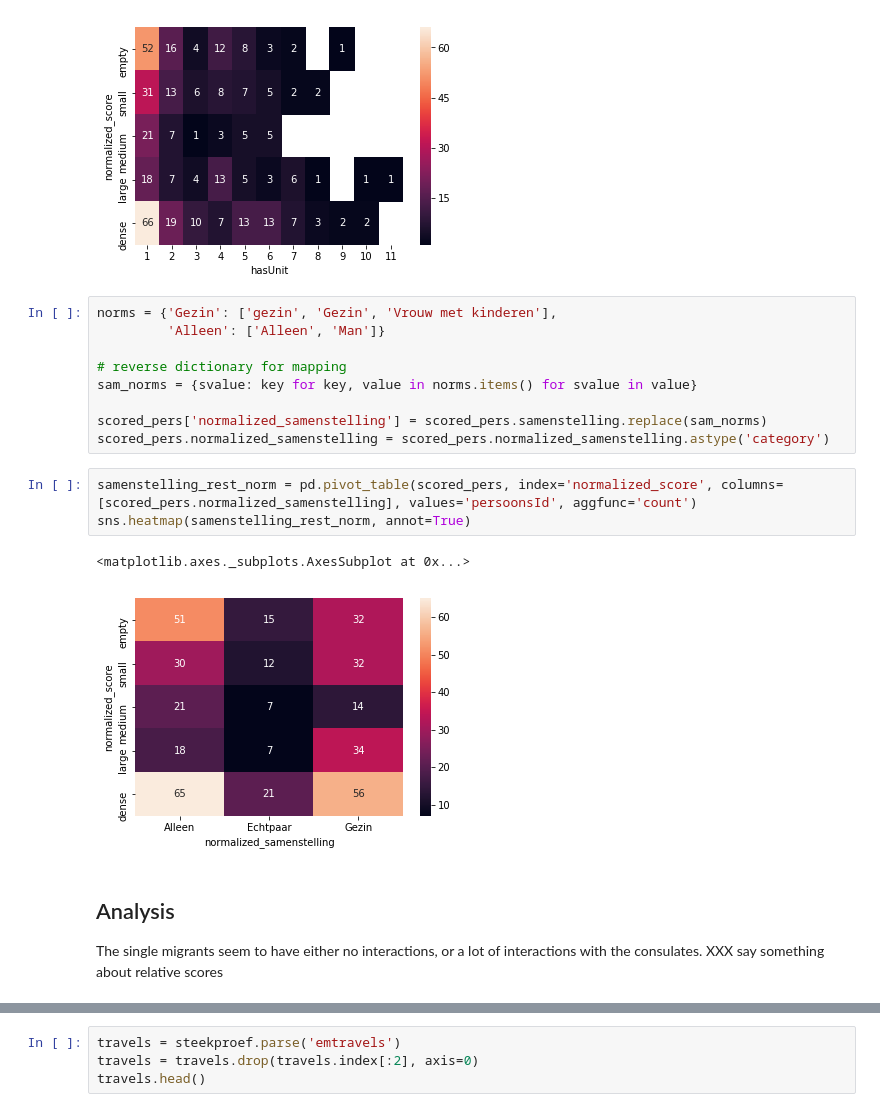
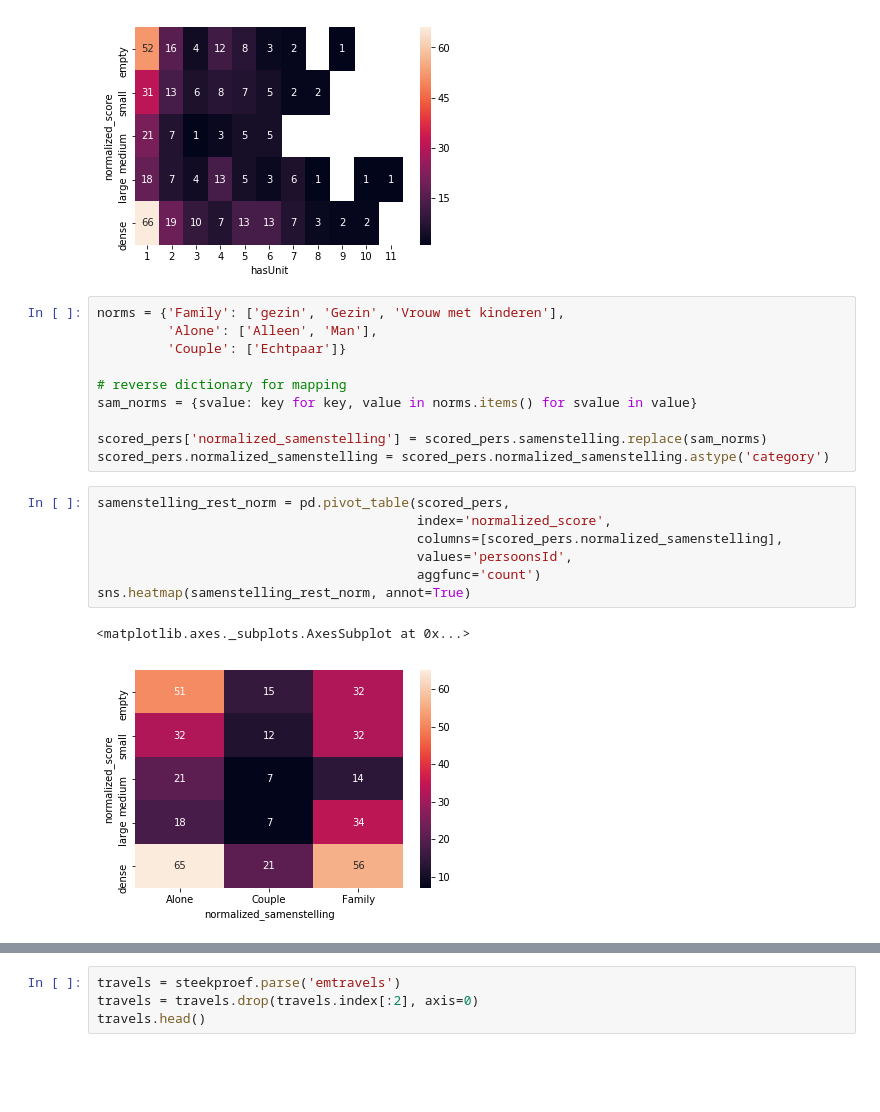
Before and after one commit to HoekR/MIGRANT, a Jupyter notebook: results/exploring_data_integration/notebooks/emigration_data_explorations_part5_sample_densities.ipynb, the cells around one changed output, grey strips where cells are left out. Saved outputs shown, nothing was run; the diff lists cells and outputs as text; blank space fills up the shorter version.

```diff
--- a/results/exploring_data_integration/notebooks/emigration_data_explorations_part5_sample_densities.ipynb
+++ b/results/exploring_data_integration/notebooks/emigration_data_explorations_part5_sample_densities.ipynb
@@ -686,8 +667,9 @@ sns.heatmap(unittype_rest_norm, annot=True)
 <matplotlib.axes._subplots.AxesSubplot at 0x...>
 [figure]
 # %%
-norms = {'Gezin': ['gezin', 'Gezin', 'Vrouw met kinderen'],
-         'Alleen': ['Alleen', 'Man']}
+norms = {'Family': ['gezin', 'Gezin', 'Vrouw met kinderen'],
+         'Alone': ['Alleen', 'Man'],
+         'Couple': ['Echtpaar']}
 
 # reverse dictionary for mapping
 sam_norms = {svalue: key for key, value in norms.items() for svalue in value}
@@ -695,12 +677,12 @@ sam_norms = {svalue: key for key, value in norms.items() for svalue in value}
 scored_pers['normalized_samenstelling'] = scored_pers.samenstelling.replace(sam_norms)
 scored_pers.normalized_samenstelling = scored_pers.normalized_samenstelling.astype('category')
 # %%
-samenstelling_rest_norm = pd.pivot_table(scored_pers, index='normalized_score', columns=[scored_pers.normalized_samenstelling], values='persoonsId', aggfunc='count')
+samenstelling_rest_norm = pd.pivot_table(scored_pers,
+                                         index='normalized_score',
+                                         columns=[scored_pers.normalized_samenstelling],
+                                         values='persoonsId',
+                                         aggfunc='count')
 sns.heatmap(samenstelling_rest_norm, annot=True)
 # %% [output]
 <matplotlib.axes._subplots.AxesSubplot at 0x...>
-[figure, old version]
+[figure, new version]
-# %% [markdown]
-## Analysis
-
-The single migrants seem to have either no interactions, or a lot of interactions with the consulates. XXX say something about relative scores
```
Also changed, not shown: parts of 29 cells of this notebook, 3 other files.
